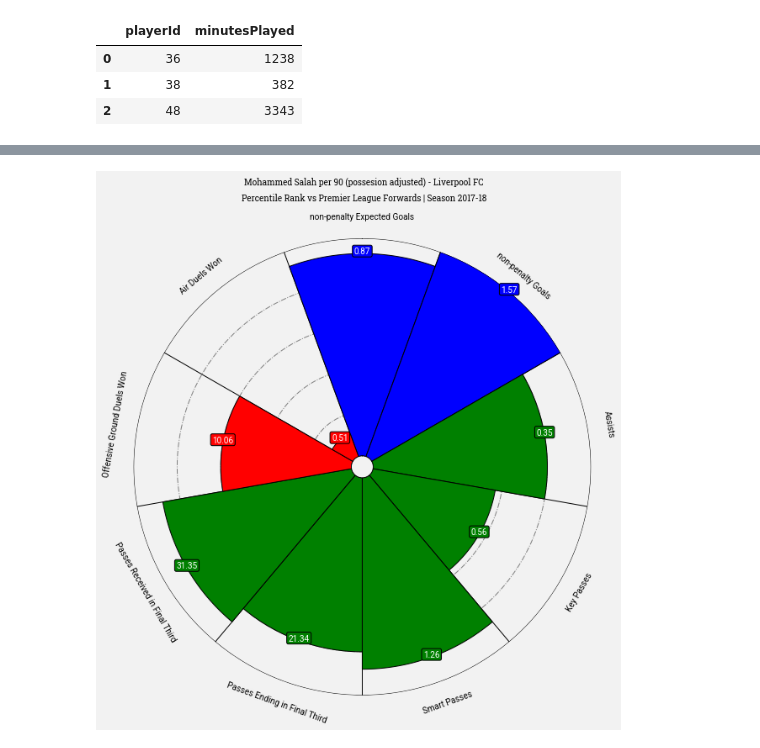
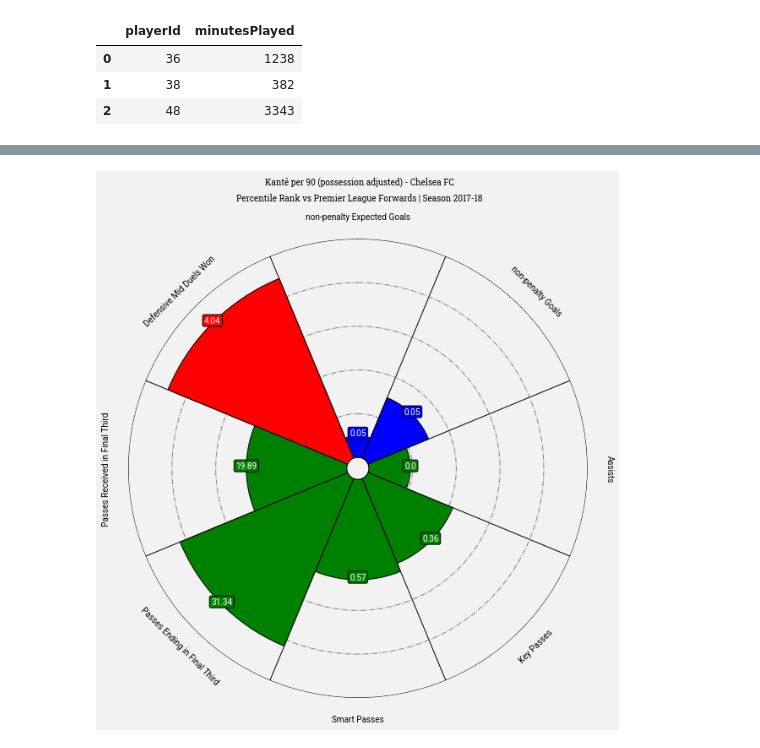
Before and after one commit to yashkarle/soccer-ds-stats, a Jupyter notebook: Projects/4UppsalaMMS/3_StatsScouting/radar_plots_example.ipynb, the cells around one changed output, grey strips where cells are left out. Saved outputs shown, nothing was run; the diff lists cells and outputs as text; code cells hidden in the pictures.

```diff
--- a/Projects/4UppsalaMMS/3_StatsScouting/radar_plots_example.ipynb
+++ b/Projects/4UppsalaMMS/3_StatsScouting/radar_plots_example.ipynb
@@ -349,7 +414,7 @@ summary = pd.DataFrame(players, columns = ["playerId"])
 
 summary = summary.merge(npxg, how="left", on=["playerId"])\
                 .merge(final_third, how="left", on=["playerId"])\
-                .merge(duels, how="left", on=["playerId"])\
+                .merge(def_mid_duels, how="left", on=["playerId"])\
                 .merge(smart_passes, how="left", on=["playerId"])\
                 .merge(gakp, how="left", on=["playerId"])
 summary = minutes.merge(summary, how="left", on=["playerId"])
@@ -403,0 +485,7 @@ summary.head(3)
+# %%
+midfielders = player_df.loc[player_df.apply(lambda x: x.role["name"] == "Midfielder", axis = 1)]
+midfielders.rename(columns = {'wyId':'playerId'}, inplace=True)
+
+to_merge = midfielders[['playerId', 'shortName']]
+summary = summary.merge(to_merge, how="inner", on=["playerId"])
+summary.head(3)
@@ -518,7 +618,7 @@ summary_adjusted = pd.DataFrame()
 summary_adjusted["shortName"] = summary["shortName"]
 
 #calculate value adjusted
-for column in summary.columns[2:11]:
+for column in summary.columns[2:10]:
     summary_adjusted[column + "_adjusted_per90"] = summary.apply(lambda x: (x[column]/x["possession"])*90/x["minutesPlayed"], axis = 1)
 # %%
 summary_adjusted.head()
@@ -532,21 +632,22 @@ summary_adjusted.head()
 # %%
-#player to investigate - Mohammed Salah
+#player to investigate - Kanté
 #only his statistics
-salah_adjusted = summary_adjusted.loc[summary_adjusted["shortName"] == "Mohamed Salah"]
+kante_adjusted = summary_adjusted.loc[summary_adjusted["shortName"] == "N. Kanté"]
 
 #columns similar together
-salah_adjusted = salah_adjusted[[
+kante_adjusted = kante_adjusted[[
     'npxG_adjusted_per90', "goals_adjusted_per90",
     "assists_adjusted_per90", "key_passes_adjusted_per90", "smart_passes_adjusted_per90",
     "final_third_passes_adjusted_per90", "final_third_receptions_adjusted_per90",
-    "ground_duels_won_adjusted_per90", "air_duels_won_adjusted_per90"]]
+    "def_mid_duels_won_adjusted_per90"]]
+    # "ground_duels_won_adjusted_per90", "air_duels_won_adjusted_per90"]]
 
 #take only necessary columns - exclude playerId
-adjusted_columns = salah_adjusted.columns[:]
+adjusted_columns = kante_adjusted.columns[:]
 
 #values to mark on the plot
-values = [round(salah_adjusted[column].iloc[0],2) for column in adjusted_columns]
+values = [round(kante_adjusted[column].iloc[0],2) for column in adjusted_columns]
 
 #percentiles
-percentiles = [int(stats.percentileofscore(summary_adjusted[column], salah_adjusted[column].iloc[0])) for column in adjusted_columns]
+percentiles = [int(stats.percentileofscore(summary_adjusted[column], kante_adjusted[column].iloc[0])) for column in adjusted_columns]
 # %%
@@ -566,7 +667,8 @@ percentiles
 names = [
     "non-penalty Expected Goals", "non-penalty Goals",
     "Assists", "Key Passes", "Smart Passes", "Passes Ending in Final Third", "Passes Received in Final Third",
-    "Offensive Ground Duels Won", "Air Duels Won"]
+    "Defensive Mid Duels Won"]
+    # "Offensive Ground Duels Won", "Air Duels Won"]
 baker = PyPizza(
     params=names,                   # list of parameters
     straight_line_color="#000000",  # color for straight lines
@@ -576,8 +678,8 @@ baker = PyPizza(
     other_circle_ls="-."            # linestyle for other circles
 )
 
-slice_colors = ["blue"] * 2 + ["green"] * 5 + ["red"] * 2
-text_colors = ["white"]*9
+slice_colors = ["blue"] * 2 + ["green"] * 5 + ["red"] * 1
+text_colors = ["white"]*8
 font_normal = FontManager(("https://github.com/google/fonts/blob/main/apache/roboto/" "Roboto%5Bwdth,wght%5D.ttf?raw=true"))
 font_italic = FontManager(("https://github.com/google/fonts/blob/main/apache/roboto/" "Roboto-Italic%5Bwdth,wght%5D.ttf?raw=true"))
 font_bold = FontManager(("https://github.com/google/fonts/blob/main/apache/robotoslab/" "RobotoSlab%5Bwght%5D.ttf?raw=true"))
@@ -617,32 +719,32 @@ fig, ax = baker.make_pizza(
 )
 
 #putting text
 texts = baker.get_value_texts()
 for i, text in enumerate(texts):
     text.set_text(str(values[i]))
 
 # add title
 fig.text(
     0.515,
     0.97,
-    "Mohammed Salah per 90 (possession adjusted) - Liverpool FC",
+    "Kanté per 90 (possession adjusted) - Chelsea FC",
     size=18,
     ha="center",
     fontproperties=font_bold.prop,
     color="#000000"
 )
 
 # add subtitle
 fig.text(
     0.515,
     0.942,
     "Percentile Rank vs Premier League Forwards | Season 2017-18",
     size=15,
     ha="center",
     fontproperties=font_bold.prop,
     color="#000000"
 )
 
 plt.show()
 # %% [output]
-[figure, old version]
+[figure, new version]
```
Also changed, not shown: parts of 17 cells of this notebook, 3 other files.
